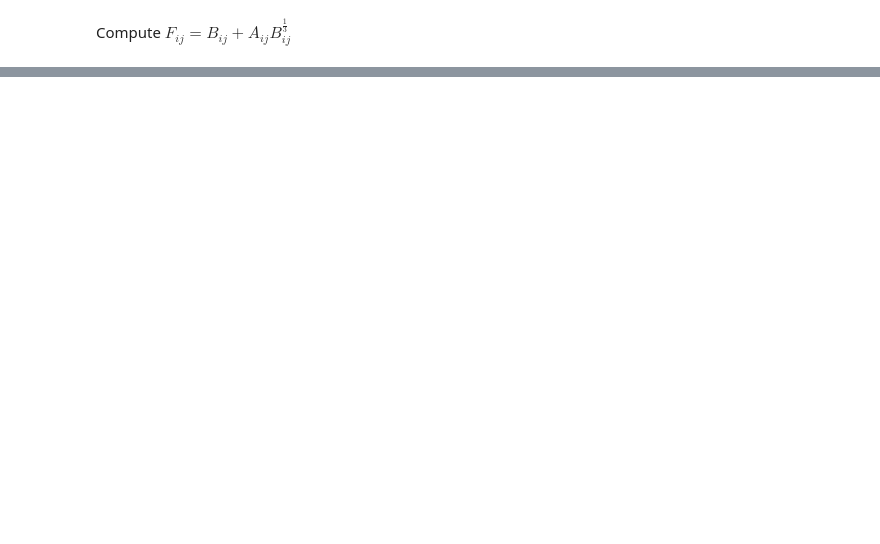
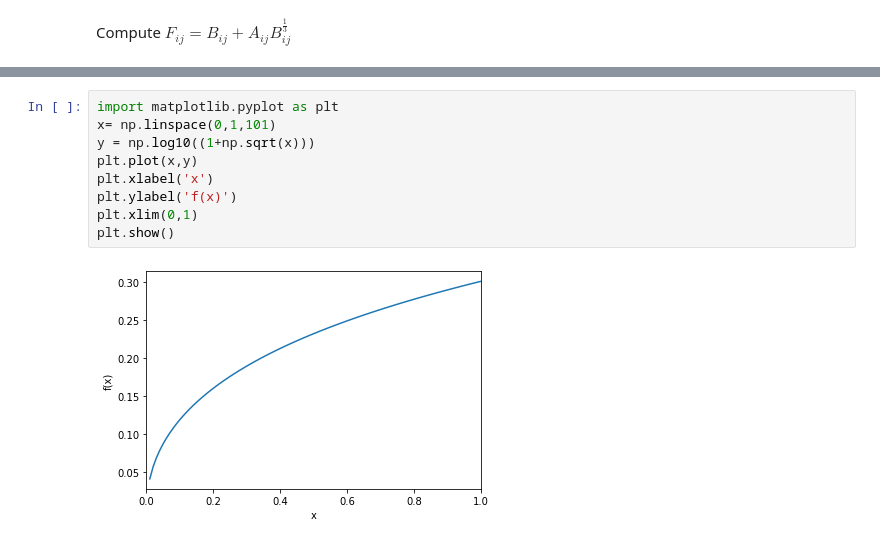
Before and after one commit to Niels-Clayton/Uni-Notes-Second-Year, a Jupyter notebook: Tri 2/MATH 245/Assignment 1/MATH 245 – Computational Mathematics – Project 1.ipynb, the cells around one changed output, grey strips where cells are left out. Saved outputs shown, nothing was run; the diff lists cells and outputs as text; blank space fills up the shorter version.

```diff
--- a/Tri 2/MATH 245/Assignment 1/MATH 245 – Computational Mathematics – Project 1.ipynb
+++ b/Tri 2/MATH 245/Assignment 1/MATH 245 – Computational Mathematics – Project 1.ipynb
@@ -139,0 +237,11 @@ for i in range (2):
+# %%
+import matplotlib.pyplot as plt
+x= np.linspace(0,1,101)
+y = np.log10((1+np.sqrt(x)))
+plt.plot(x,y)
+plt.xlabel('x')
+plt.ylabel('f(x)')
+plt.xlim(0,1)
+plt.show()
+# %% [output]
+[figure, added]
```
Also changed, not shown: parts of 33 cells of this notebook, 4 other files.
